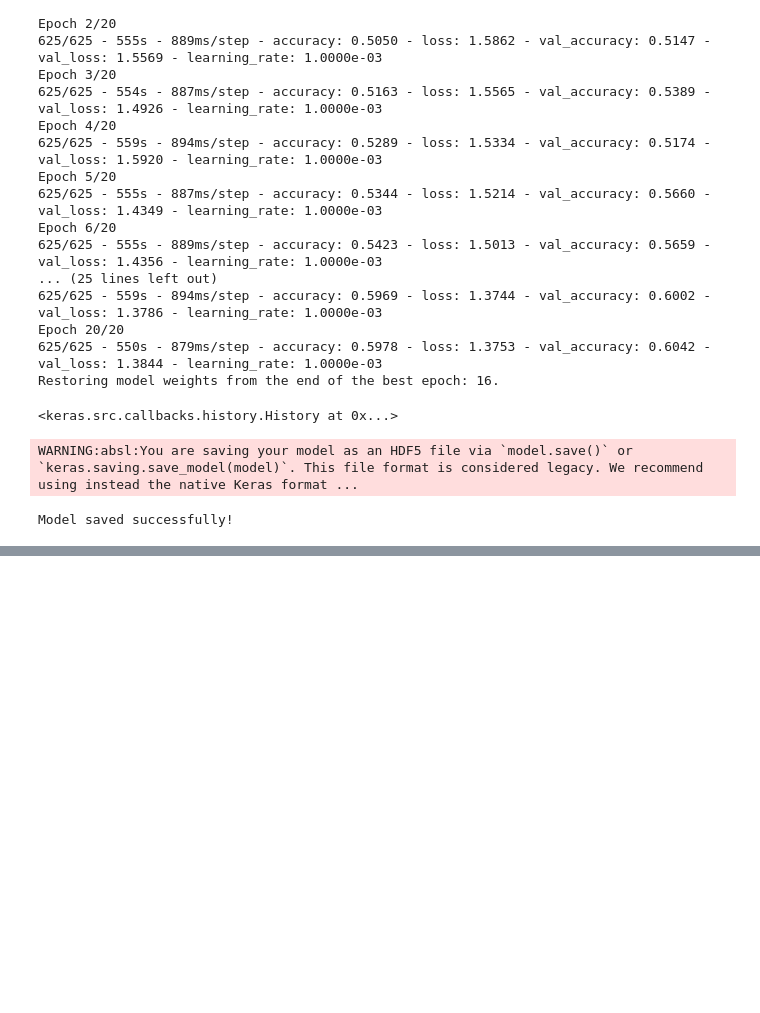
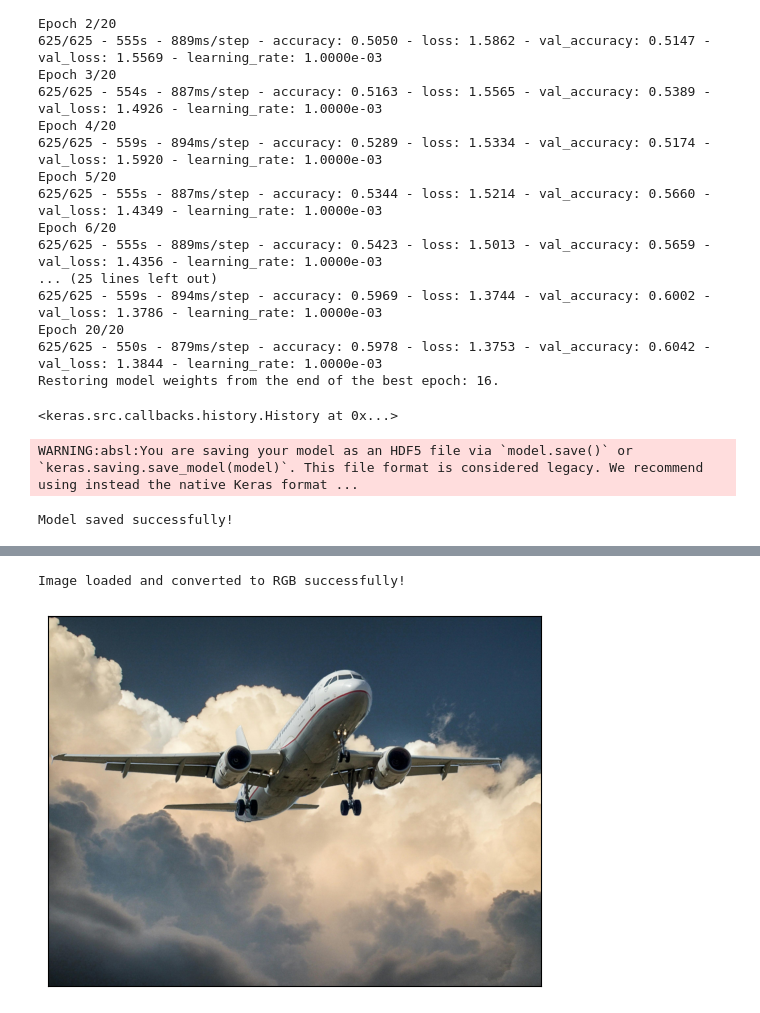
Before and after one commit to shub-codes/CIFAR-10, a Jupyter notebook: CIFAR_10.ipynb, the cells around one changed output, grey strips where cells are left out. Drawn from its saved outputs; the diff is of its cells as text; code cells hidden in the pictures; blank space fills up the shorter version.

```diff
--- a/CIFAR_10.ipynb
+++ b/CIFAR_10.ipynb
@@ -198,0 +229,23 @@ Model saved successfully!
+# %%
+image_path = "/content/pexels-pixabay-46148.jpg" # Replace with the actual path to your local image file
+
+# Load the image from the local file path
+image = cv2.imread(image_path)
+
+# Check if the image was loaded successfully
+if image is None:
+    print(f"Error: Could not load image from {image_path}")
+else:
+    # Convert the image from BGR to RGB (OpenCV loads images in BGR format)
+    image = cv2.cvtColor(image, cv2.COLOR_BGR2RGB)
+    print("Image loaded and converted to RGB successfully!")
+# %% [output]
+Image loaded and converted to RGB successfully!
+# %%
+plt.imshow(image)
+plt.xticks([])
+plt.yticks([])
+plt.grid(False)
+plt.show()
+# %% [output]
+[figure, added]
```
Also changed, not shown: parts of 5 cells of this notebook.
